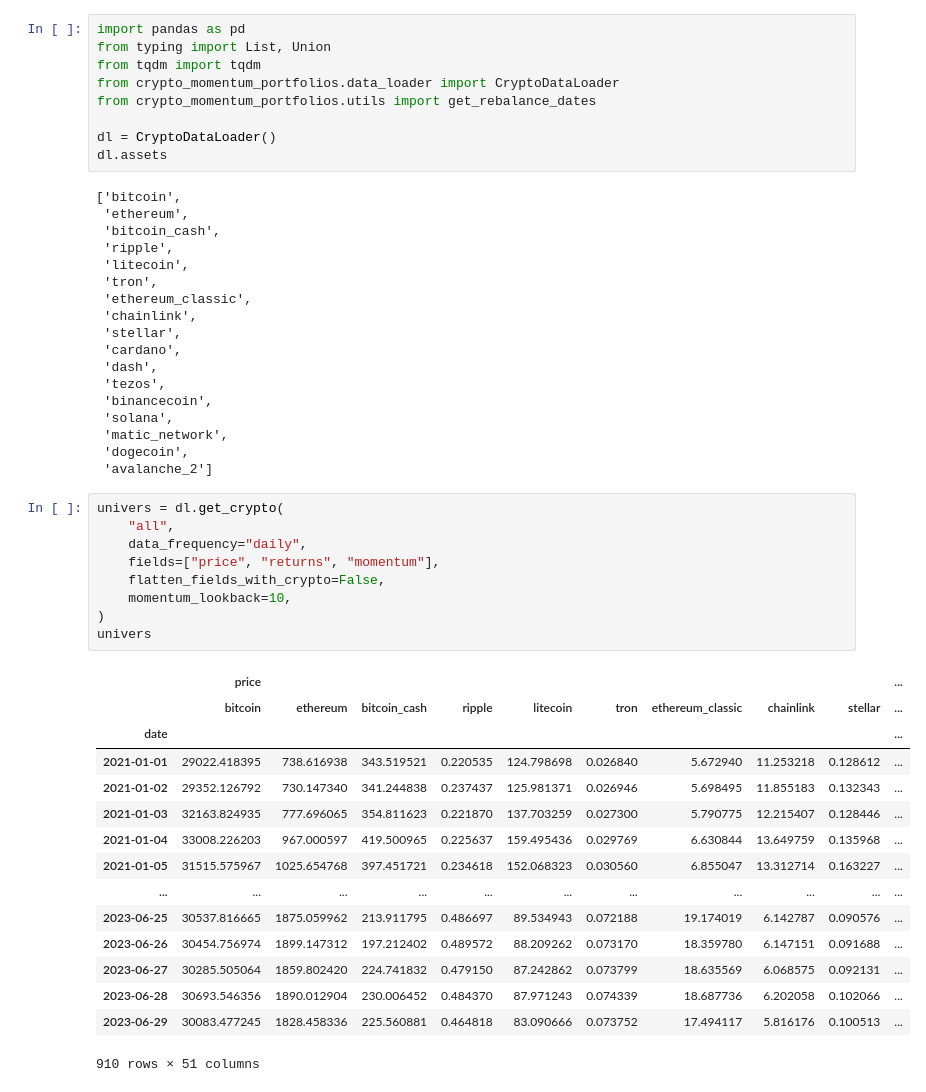
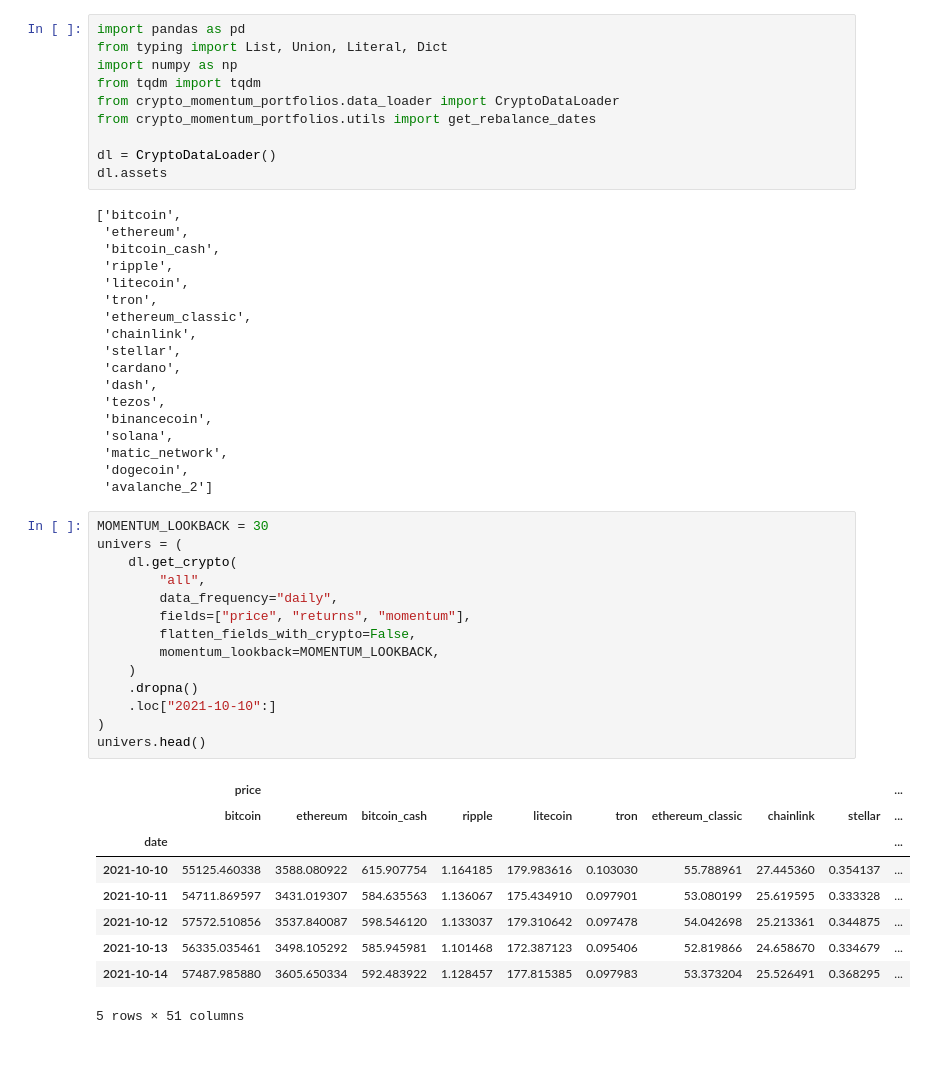
Before and after one commit to BaptisteZloch/Crypto-momentum-portfolios, a Jupyter notebook: src/crypto-momentum-cross-sectional.ipynb, the cells around one changed output. Drawn from its saved outputs; the diff is of its cells as text; blank space fills up the shorter version.

```diff
--- a/src/crypto-momentum-cross-sectional.ipynb
+++ b/src/crypto-momentum-cross-sectional.ipynb
@@ -1,6 +1,7 @@
 # %%
 import pandas as pd
-from typing import List, Union
+from typing import List, Union, Literal, Dict
+import numpy as np
 from tqdm import tqdm
 from crypto_momentum_portfolios.data_loader import CryptoDataLoader
 from crypto_momentum_portfolios.utils import get_rebalance_dates
@@ -26,28 +27,27 @@ dl.assets
  'dogecoin',
  'avalanche_2']
 # %%
-univers = dl.get_crypto(
-    "all",
-    data_frequency="daily",
-    fields=["price", "returns", "momentum"],
-    flatten_fields_with_crypto=False,
-    momentum_lookback=10,
+MOMENTUM_LOOKBACK = 30
+univers = (
+    dl.get_crypto(
+        "all",
+        data_frequency="daily",
+        fields=["price", "returns", "momentum"],
+        flatten_fields_with_crypto=False,
+        momentum_lookback=MOMENTUM_LOOKBACK,
+    )
+    .dropna()
+    .loc["2021-10-10":]
 )
-univers
+univers.head()
 # %% [output]
 |  | price |  |  |  |  |  |  |  |  | ... |
 |  | bitcoin | ethereum | bitcoin_cash | ripple | litecoin | tron | ethereum_classic | chainlink | stellar | ... |
 | date |  |  |  |  |  |  |  |  |  | ... |
-| 2021-01-01 | 29022.418395 | 738.616938 | 343.519521 | 0.220535 | 124.798698 | 0.026840 | 5.672940 | 11.253218 | 0.128612 | ... |
-| 2021-01-02 | 29352.126792 | 730.147340 | 341.244838 | 0.237437 | 125.981371 | 0.026946 | 5.698495 | 11.855183 | 0.132343 | ... |
-| 2021-01-03 | 32163.824935 | 777.696065 | 354.811623 | 0.221870 | 137.703259 | 0.027300 | 5.790775 | 12.215407 | 0.128446 | ... |
-| 2021-01-04 | 33008.226203 | 967.000597 | 419.500965 | 0.225637 | 159.495436 | 0.029769 | 6.630844 | 13.649759 | 0.135968 | ... |
-| 2021-01-05 | 31515.575967 | 1025.654768 | 397.451721 | 0.234618 | 152.068323 | 0.030560 | 6.855047 | 13.312714 | 0.163227 | ... |
-| ... | ... | ... | ... | ... | ... | ... | ... | ... | ... | ... |
-| 2023-06-25 | 30537.816665 | 1875.059962 | 213.911795 | 0.486697 | 89.534943 | 0.072188 | 19.174019 | 6.142787 | 0.090576 | ... |
-| 2023-06-26 | 30454.756974 | 1899.147312 | 197.212402 | 0.489572 | 88.209262 | 0.073170 | 18.359780 | 6.147151 | 0.091688 | ... |
-| 2023-06-27 | 30285.505064 | 1859.802420 | 224.741832 | 0.479150 | 87.242862 | 0.073799 | 18.635569 | 6.068575 | 0.092131 | ... |
-| 2023-06-28 | 30693.546356 | 1890.012904 | 230.006452 | 0.484370 | 87.971243 | 0.074339 | 18.687736 | 6.202058 | 0.102066 | ... |
-| 2023-06-29 | 30083.477245 | 1828.458336 | 225.560881 | 0.464818 | 83.090666 | 0.073752 | 17.494117 | 5.816176 | 0.100513 | ... |
+| 2021-10-10 | 55125.460338 | 3588.080922 | 615.907754 | 1.164185 | 179.983616 | 0.103030 | 55.788961 | 27.445360 | 0.354137 | ... |
+| 2021-10-11 | 54711.869597 | 3431.019307 | 584.635563 | 1.136067 | 175.434910 | 0.097901 | 53.080199 | 25.619595 | 0.333328 | ... |
+| 2021-10-12 | 57572.510856 | 3537.840087 | 598.546120 | 1.133037 | 179.310642 | 0.097478 | 54.042698 | 25.213361 | 0.344875 | ... |
+| 2021-10-13 | 56335.035461 | 3498.105292 | 585.945981 | 1.101468 | 172.387123 | 0.095406 | 52.819866 | 24.658670 | 0.334679 | ... |
+| 2021-10-14 | 57487.985880 | 3605.650334 | 592.483922 | 1.128457 | 177.815385 | 0.097983 | 53.373204 | 25.526491 | 0.368295 | ... |
-910 rows × 51 columns
+5 rows × 51 columns
 # %%
```
Also changed, not shown: parts of 14 cells of this notebook, 8 other files.
